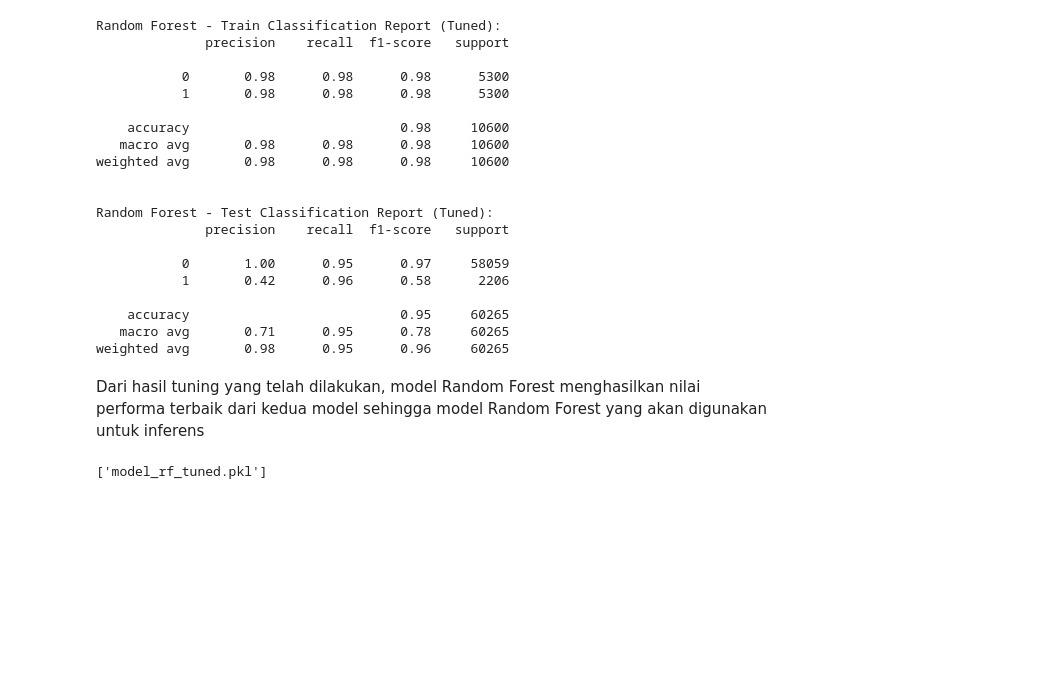
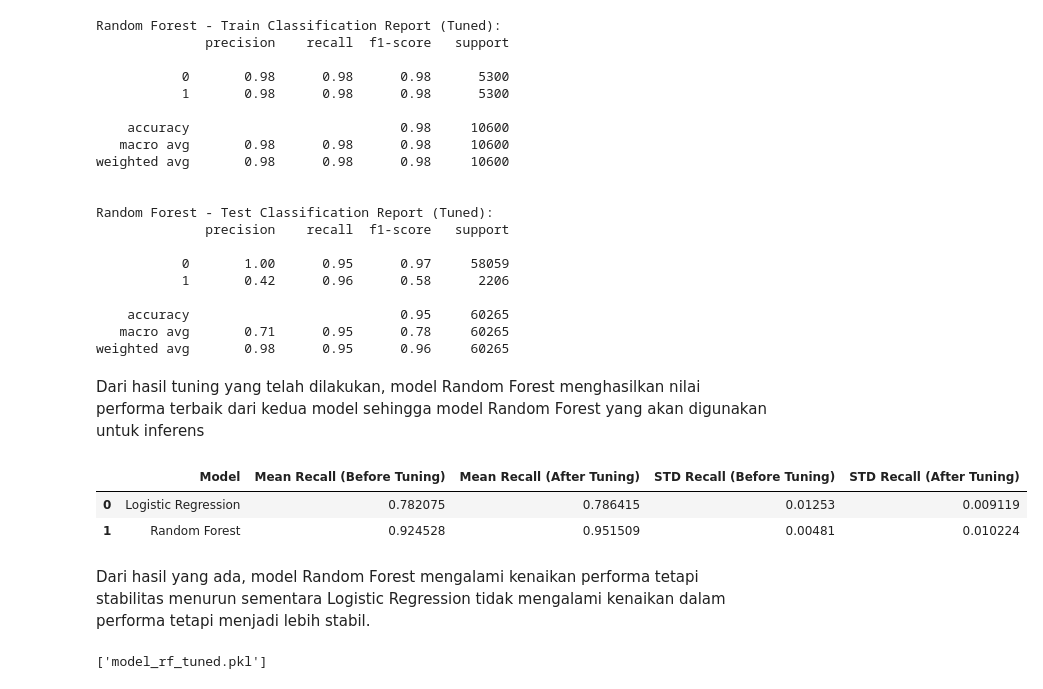
Before and after one commit to FTDS-assignment-bay/p2-final-project-ftds-025-hck-group-001, a Jupyter notebook: modeling.ipynb, the cells around one changed output. Saved outputs shown, nothing was run; the diff lists cells and outputs as text; code cells hidden in the pictures; blank space fills up the shorter version.

```diff
--- a/modeling.ipynb
+++ b/modeling.ipynb
@@ -124,3 +127,11 @@ Pipeline(steps=[('preprocessor',
 pipeline_rf.fit(x_train_under, y_train_under)
 y_train_pred_rf = pipeline_rf.predict(x_train_under)
 y_test_pred_rf = pipeline_rf.predict(x_test)
+# %%
+from sklearn.model_selection import cross_val_score
+
+# Cross-validation untuk Random Forest
+cv_scores_rf = cross_val_score(pipeline_rf, x_train_under, y_train_under, cv=5, scoring='recall')
+print("Cross-validation recall scores for Random Forest:", cv_scores_rf)
+print("Mean recall score for Random Forest:", cv_scores_rf.mean())
+print("STD recall score for Random Forest:", cv_scores_rf.std())
@@ -156,3 +171,9 @@ weighted avg       0.97      0.94      0.95     60265
 pipeline_lg.fit(x_train_under, y_train_under)
 y_train_pred_lg = pipeline_lg.predict(x_train_under)
 y_test_pred_lg = pipeline_lg.predict(x_test)
+# %%
+# Cross-validation untuk Logistic Regression
+cv_scores_lg = cross_val_score(pipeline_lg, x_train_under, y_train_under, cv=5, scoring='recall')
+print("Cross-validation recall scores for Logistic Regression:", cv_scores_lg)
+print("Mean recall score for Logistic Regression:", cv_scores_lg.mean())
+print("STD recall score for Logistic Regression:", cv_scores_lg.std())
@@ -223,3 +264,9 @@ Best parameters for Logistic Regression: {'classifier__C': 100, 'classifier__l1_
 Best recall score for Logistic Regression: 0.7864150943396228
 Best parameters for Random Forest: {'classifier__max_depth': 10, 'classifier__max_features': None, 'classifier__min_samples_leaf': 1, 'classifier__min_samples_split': 5, 'classifier__n_estimators': 10 ...
 Best recall score for Random Forest: 0.9515094339622641
+# %%
+# Cross-validation untuk Logistic Regression yang sudah di-tune
+cv_scores_lg_tuned = cross_val_score(grid_search_lg.best_estimator_, x_train_under, y_train_under, cv=5, scoring='recall')
+print("Cross-validation recall scores for Tuned Logistic Regression:", cv_scores_lg_tuned)
+print("Mean recall score for Tuned Logistic Regression:", cv_scores_lg_tuned.mean())
+print("STD recall score for Tuned Logistic Regression:", cv_scores_lg_tuned.std())
@@ -253,3 +304,9 @@ Logistic Regression - Test Classification Report (Tuned):
     accuracy                           0.85     60265
    macro avg       0.58      0.82      0.59     60265
 weighted avg       0.96      0.85      0.89     60265
+# %%
+# Cross-validation untuk Random Forest yang sudah di-tune
+cv_scores_rf_tuned = cross_val_score(grid_search_rf.best_estimator_, x_train_under, y_train_under, cv=5, scoring='recall')
+print("Cross-validation recall scores for Tuned Random Forest:", cv_scores_rf_tuned)
+print("Mean recall score for Tuned Random Forest:", cv_scores_rf_tuned.mean())
+print("STD recall score for Tuned Random Forest:", cv_scores_rf_tuned.std())
@@ -285,6 +346,24 @@ Random Forest - Test Classification Report (Tuned):
 weighted avg       0.98      0.95      0.96     60265
 # %% [markdown]
 Dari hasil tuning yang telah dilakukan, model Random Forest menghasilkan nilai performa terbaik dari kedua model sehingga model Random Forest yang akan digunakan untuk inferens
+# %%
+# Membuat dataframe untuk perbandingan cross-validation sebelum dan setelah tuning
+comparison_cv_df = pd.DataFrame({
+    'Model': ['Logistic Regression', 'Random Forest'],
+    'Mean Recall (Before Tuning)': [cv_scores_lg.mean(), cv_scores_rf.mean()],
+    'Mean Recall (After Tuning)': [cv_scores_lg_tuned.mean(), cv_scores_rf_tuned.mean()],
+    'STD Recall (Before Tuning)': [cv_scores_lg.std(), cv_scores_rf.std()],
+    'STD Recall (After Tuning)': [cv_scores_lg_tuned.std(), cv_scores_rf_tuned.std()]
+})
+
+# Menampilkan dataframe
+comparison_cv_df
+# %% [output]
+|  | Model | Mean Recall (Before Tuning) | Mean Recall (After Tuning) | STD Recall (Before Tuning) | STD Recall (After Tuning) |
+| 0 | Logistic Regression | 0.782075 | 0.786415 | 0.01253 | 0.009119 |
+| 1 | Random Forest | 0.924528 | 0.951509 | 0.00481 | 0.010224 |
+# %% [markdown]
+Dari hasil yang ada, model Random Forest mengalami kenaikan performa tetapi stabilitas menurun sementara Logistic Regression tidak mengalami kenaikan dalam performa tetapi menjadi lebih stabil.
 # %%
 # Save the tuned Random Forest model
 import joblib
```
Also changed, not shown: parts of 7 cells of this notebook.
